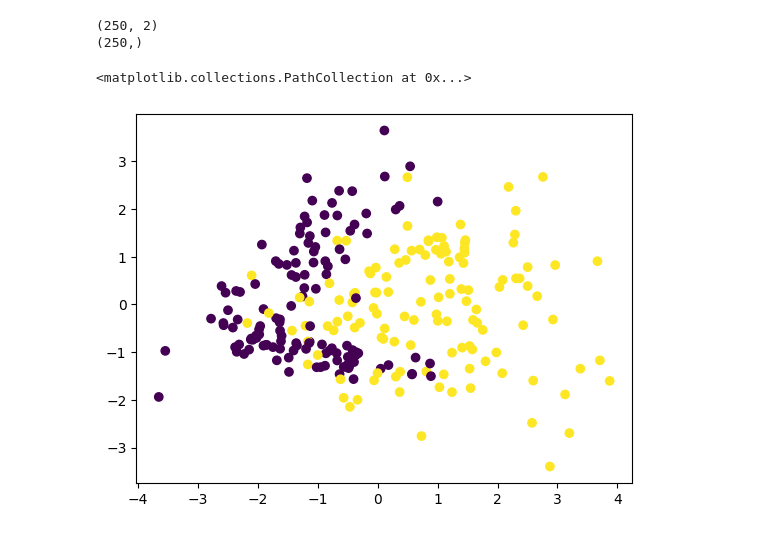
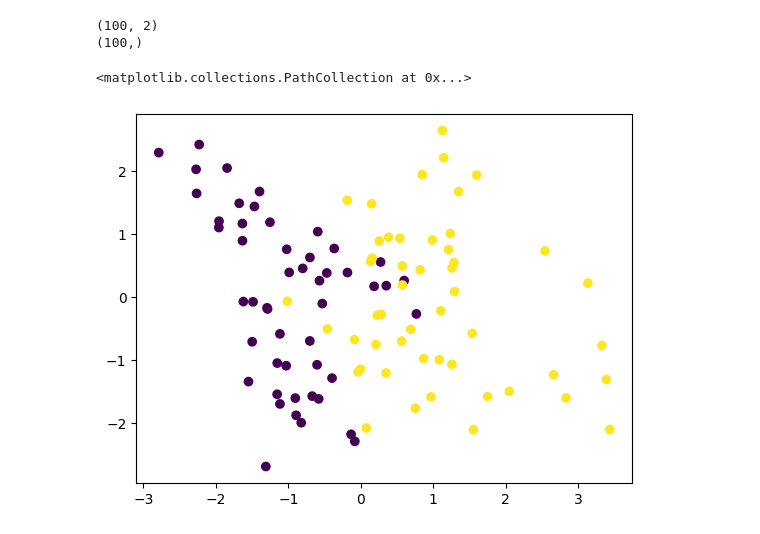
Before and after one commit to J0hnLenin/MachineLearningLabs, a Jupyter notebook: SMO.ipynb, the cells around one changed output. Drawn from its saved outputs; the diff is of its cells as text; code cells hidden in the pictures.

```diff
--- a/SMO.ipynb
+++ b/SMO.ipynb
@@ -5,22 +5,22 @@ from sklearn.datasets import make_classification
 from matplotlib import pyplot as plt
 from sklearn.metrics import confusion_matrix, f1_score, accuracy_score, precision_score, recall_score, ConfusionMatrixDisplay
 # %%
-X, y = make_classification(n_samples=250,
+X, y = make_classification(n_samples=100,
                          n_features=2,
                          n_classes=2,
                          n_informative=2,
                          n_redundant=0,
                          n_repeated=0,
                         n_clusters_per_class=2,
                         class_sep=1)
 y = np.array(list(map(lambda i: 1 if i == 1 else -1, y)))
 
 print(X.shape)
 print(y.shape)
 
 plt.scatter(X[:,0], X[:,1], c=y)
 # %% [output]
-(250, 2)
-(250,)
+(100, 2)
+(100,)
 <matplotlib.collections.PathCollection at 0x...>
-[figure, old version]
+[figure, new version]
```
Also changed, not shown: parts of 9 cells of this notebook.
